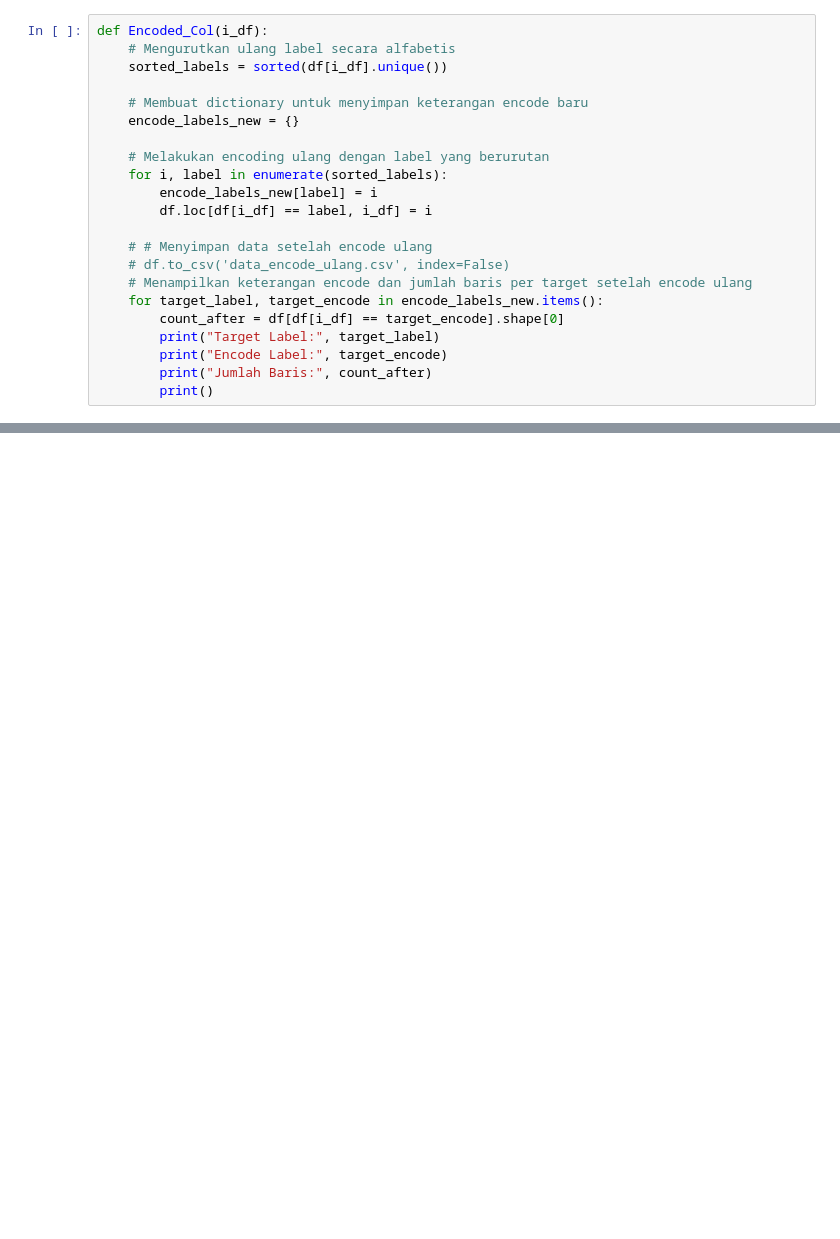
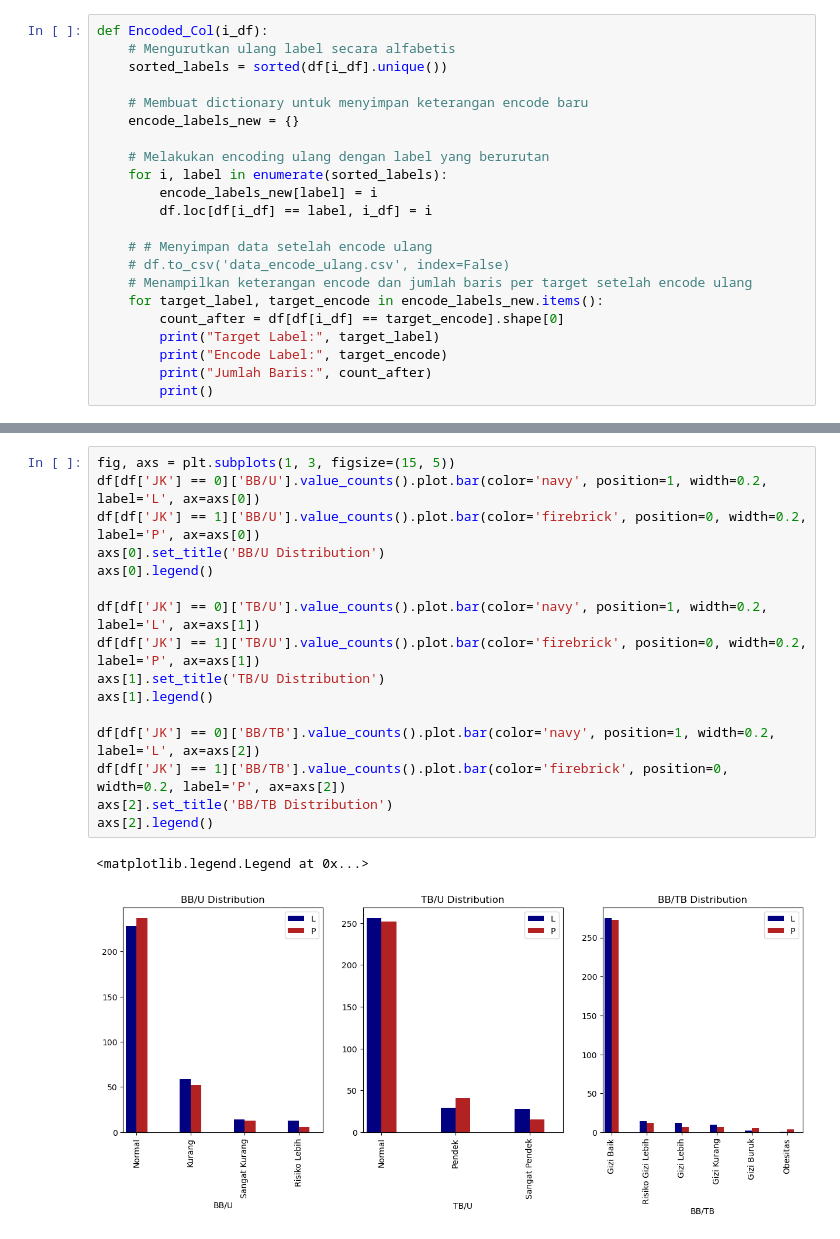
Before and after one commit to mfarizky/deteksi_stunting, a Jupyter notebook: Classification/new_data_class.ipynb, the cells around one changed output, grey strips where cells are left out. Drawn from its saved outputs; the diff is of its cells as text; blank space fills up the shorter version.

```diff
--- a/Classification/new_data_class.ipynb
+++ b/Classification/new_data_class.ipynb
@@ -236,0 +255,19 @@ df.to_csv('clean_new_data.csv', index=False)
+# %%
+fig, axs = plt.subplots(1, 3, figsize=(15, 5))
+df[df['JK'] == 0]['BB/U'].value_counts().plot.bar(color='navy', position=1, width=0.2, label='L', ax=axs[0])
+df[df['JK'] == 1]['BB/U'].value_counts().plot.bar(color='firebrick', position=0, width=0.2, label='P', ax=axs[0])
+axs[0].set_title('BB/U Distribution')
+axs[0].legend()
+
+df[df['JK'] == 0]['TB/U'].value_counts().plot.bar(color='navy', position=1, width=0.2, label='L', ax=axs[1])
+df[df['JK'] == 1]['TB/U'].value_counts().plot.bar(color='firebrick', position=0, width=0.2, label='P', ax=axs[1])
+axs[1].set_title('TB/U Distribution')
+axs[1].legend()
+
+df[df['JK'] == 0]['BB/TB'].value_counts().plot.bar(color='navy', position=1, width=0.2, label='L', ax=axs[2])
+df[df['JK'] == 1]['BB/TB'].value_counts().plot.bar(color='firebrick', position=0, width=0.2, label='P', ax=axs[2])
+axs[2].set_title('BB/TB Distribution')
+axs[2].legend()
+# %% [output]
+<matplotlib.legend.Legend at 0x...>
+[figure, added]
```
Also changed, not shown: parts of 59 cells of this notebook, 3 other files.
